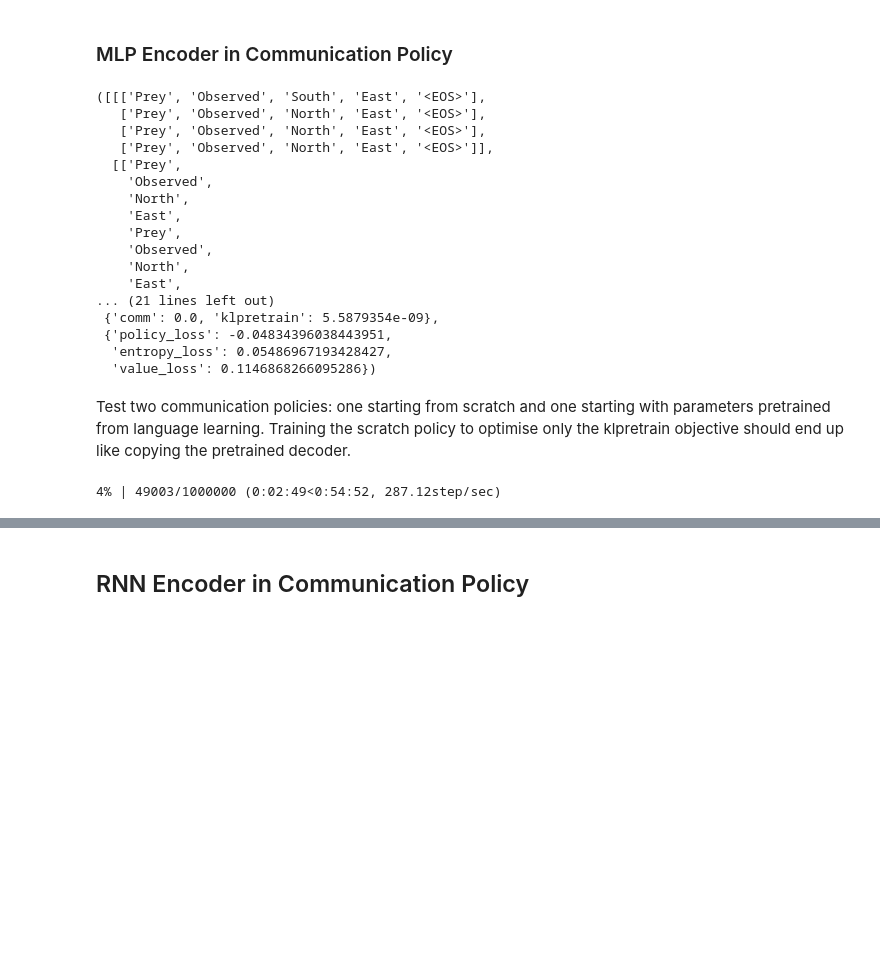
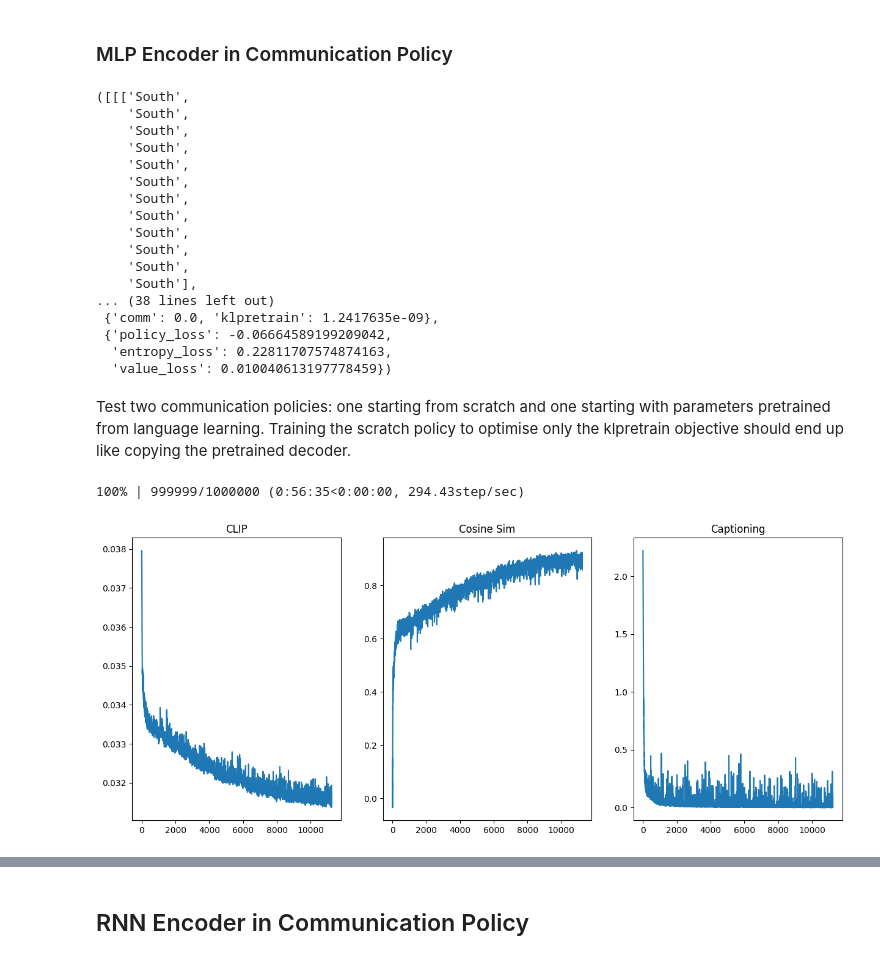
Before and after one commit to Maxtoq/MADRL-PhD-Thesis-Code, a Jupyter notebook: algorithms/LangMemComm/Communication Policy.ipynb, the cells around one changed output, grey strips where cells are left out. Drawn from its saved outputs; the diff is of its cells as text; code cells hidden in the pictures; blank space fills up the shorter version.

Commit message:
dev comm pol

```diff
--- a/algorithms/LangMemComm/Communication Policy.ipynb
+++ b/algorithms/LangMemComm/Communication Policy.ipynb
@@ -414,6 +414,7 @@ test_captioning(env, parser, actor, lang_learner)
 # %%
 import copy
 import torch
+import itertools
 import numpy as np
 import torch.nn.functional as F
 
@@ -503,15 +504,6 @@ class CommBuffer_MLP:
         for ids in sample_ids:
             yield self.input_context[ids], self.generated_tokens[:, ids], self.token_log_probs[:, ids], \
                   self.value_preds[:, ids], self.returns[:, ids], advantages[:, ids], self.masks[:, ids]
-
-# TODO: orthogonal init of weights comme https://github.com/vwxyzjn/ppo-implementation-details/blob/main/ppo_atari_lstm.py#L112
-# TODO: init rnn weigths: weights orthogonal, bias constant 0
-# TODO: anneal learning rates
-# TODO: Add layer norm all over the place
-# TODO: Comment params
-# TODO: Add gae
-# TODO: During training, play with topk and topp sampling, not taking always the best tokens, see how
-#       that affects exploration/drifting
 
 class TextActorCritic(nn.Module):
 
@@ -689,19 +681,18 @@ class CommPPO_MLP:
         """
         # Encode inputs
         obs_context = []
-        for a_i in range(self.n_agents):
-            obs_context.append(self.lang_learner.encode_observations(torch.Tensor(obs[:, a_i])))
-        obs_context = torch.stack(obs_context, dim=1)
-        #obs_context = self.lang_learner.encode_observations(torch.Tensor(obs))
+        obs = torch.Tensor(obs).view(self.n_envs * self.n_agents, -1)
+        obs_context = self.lang_learner.encode_observations(obs)
+
         if self.last_comm is not None:
-            lang_context = self.lang_learner.encode_sentences(self.last_comm)
+            sentences = list(itertools.chain.from_iterable(self.last_comm))
+            lang_context = self.lang_learner.encode_sentences(sentences)
         else:
             lang_context = torch.zeros_like(obs_context)
 
         input_context = torch.cat((obs_context, lang_context), dim=-1)
         # Flatten rollout and agent dimensions
-        assert (self.n_envs, self.n_agents) == tuple(input_context.shape[:2])
-        input_context = input_context.view(self.n_envs * self.n_agents, 2 * self.context_dim)
+        #input_context = input_context.view(self.n_envs * self.n_agents, 2 * self.context_dim)
 
         # Encode contexts
         comm_context = self.context_encoder(input_context).unsqueeze(0)
@@ -857,23 +848,23 @@ a.store_rewards(np.ones(N * env.n_agents))
 a.train()"""
 a.comm_step(obs)
 # %% [output]
-([[['Prey', 'Observed', 'South', 'East', '<EOS>'],
-   ['Prey', 'Observed', 'North', 'East', '<EOS>'],
-   ['Prey', 'Observed', 'North', 'East', '<EOS>'],
-   ['Prey', 'Observed', 'North', 'East', '<EOS>']],
-  [['Prey',
-    'Observed',
-    'North',
-    'East',
-    'Prey',
-    'Observed',
-    'North',
-    'East',
-... (21 lines left out)
- {'comm': 0.0, 'klpretrain': 5.5879354e-09},
- {'policy_loss': -0.04834396038443951,
-  'entropy_loss': 0.05486967193428427,
-  'value_loss': 0.1146868266095286})
+([[['South',
+    'South',
+    'South',
+    'South',
+    'South',
+    'South',
+    'South',
+    'South',
+    'South',
+    'South',
+    'South',
+    'South'],
+... (38 lines left out)
+ {'comm': 0.0, 'klpretrain': 1.2417635e-09},
+ {'policy_loss': -0.06664589199209042,
+  'entropy_loss': 0.22811707574874163,
+  'value_loss': 0.010040613197778459})
 # %% [markdown]
 Test two communication policies: one starting from scratch and one starting with parameters pretrained from language learning. Training the scratch policy to optimise only the klpretrain objective should end up like copying the pretrained decoder.
 # %%
@@ -883,35 +874,36 @@ n_steps = 1000000
 context_dim = 16
 hidden_dim = 32
 lr = 0.007
 batch_size = 128
 clip_weight = 1.0
 capt_weight = 1.0
 obs_learn_capt = True
 buffer_size = 100000
 
 env = gym.make('PredPrey7x7-v0')
 parser = PredatorPrey_Parser()
 actor = RandomMAS(env.n_agents)
 
-lang_learner = LanguageLearner(
+pretrained_lang_learner = LanguageLearner(
     env.observation_space[0].shape[0],
     context_dim,
     hidden_dim,
     parser.vocab,
     lr,
     1,
     batch_size,
     1.0,
     clip_weight,
     capt_weight,
     obs_learn_capt,
     buffer_size)
 
-scratch_comm = CommPPO_MLP(env.n_agents, context_dim, hidden_dim, lang_learner, n_envs=N, klpretrain_coef=1.0)
+clip_losses, capt_losses, mean_sims = pretrain_language(env, parser, actor, pretrained_lang_learner, n_steps)
+plot_curves([[clip_losses], [mean_sims], [capt_losses]], ["CLIP", "Cosine Sim", "Captioning"])
 
-clip_losses, capt_losses, mean_sims = pretrain_language(env, parser, actor, lang_learner, n_steps)
 
 pretrain_comm = CommPPO_MLP(env.n_agents, context_dim, hidden_dim, lang_learner, n_envs=N)
 # %% [output]
-4% | 49003/1000000 (0:02:49<0:54:52, 287.12step/sec)
+100% | 999999/1000000 (0:56:35<0:00:00, 294.43step/sec)
+[figure, added]
 # %%
```
Also changed, not shown: parts of 3 cells of this notebook, 1 other file.
